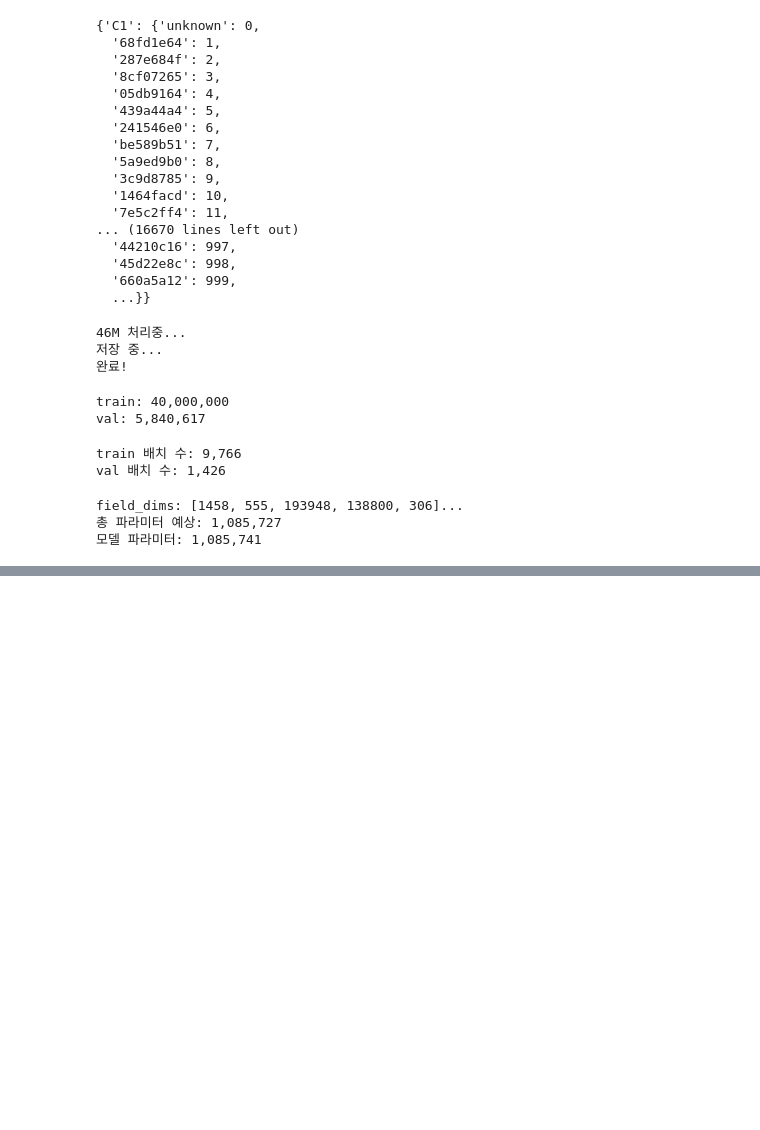
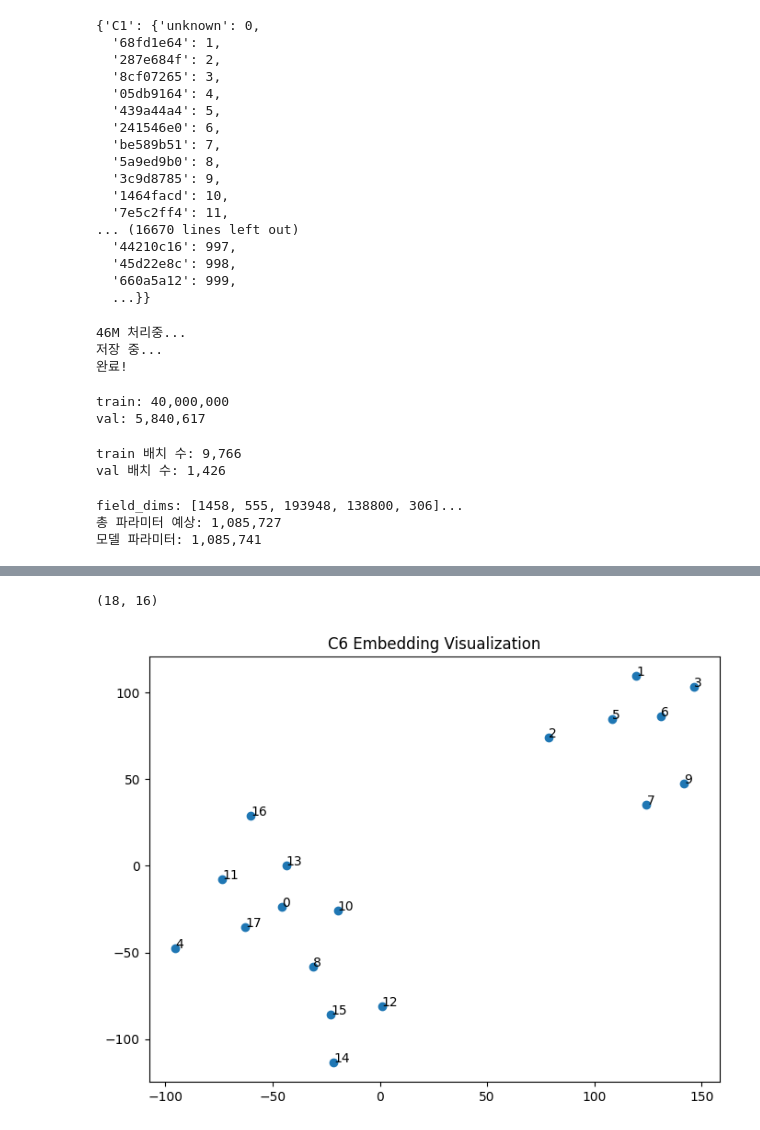
Before and after one commit to sws95/ads_prediction, a Jupyter notebook: ads_prediction_criteo.ipynb, the cells around one changed output, grey strips where cells are left out. Saved outputs shown, nothing was run; the diff lists cells and outputs as text; code cells hidden in the pictures; blank space fills up the shorter version.

```diff
--- a/ads_prediction_criteo.ipynb
+++ b/ads_prediction_criteo.ipynb
@@ -308,0 +629,14 @@ device: cuda
+# %%
+fm_model2 = FactorizationMachine(num_dim=13, field_dims=field_dims).to(device)
+
+# embedding 초기화 작게
+for emb in fm_model2.embeddings:
+    nn.init.normal_(emb.weight, mean=0, std=0.01)
+
+optimizer_fm2 = torch.optim.Adam(fm_model2.parameters(), lr=1e-3)  # lr 낮춤
+
+train_loss = train_epoch(fm_model2, train_loader, optimizer_fm2)
+val_metrics = evaluate(fm_model2, val_loader)
+print(f'FM2 train loss: {train_loss:.4f}')
+print(f'FM2 val AUC: {val_metrics["auc"]:.4f}')
+print(f'FM2 val logloss: {val_metrics["logloss"]:.4f}')
@@ -308,0 +736,24 @@ device: cuda
+# %%
+from sklearn.manifold import TSNE
+import matplotlib.pyplot as plt
+import os
+os.makedirs('results', exist_ok=True)
+# LR embedding weight 뽑기
+emb_weight = fm_model2.embeddings[5].weight.detach().cpu().numpy()
+print(emb_weight.shape)  # (18, 16) 나와야 함
+
+# t-SNE로 2차원 압축
+tsne = TSNE(n_components=2, random_state=42, perplexity=5)
+
+emb_2d = tsne.fit_transform(emb_weight)
+
+plt.figure(figsize=(8, 6))
+plt.scatter(emb_2d[:, 0], emb_2d[:, 1])
+for i in range(len(emb_2d)):
+    plt.annotate(str(i), emb_2d[i])
+plt.title('C6 Embedding Visualization')
+plt.savefig('results/c6_embedding.png')
+plt.show()
+# %% [output]
+(18, 16)
+[figure, added]
```
Also changed, not shown: parts of 17 cells of this notebook, 5 other files.
